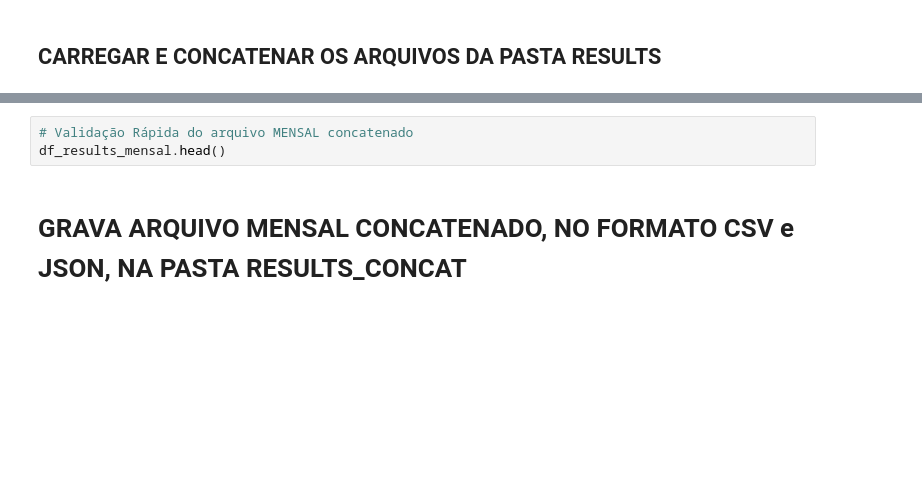
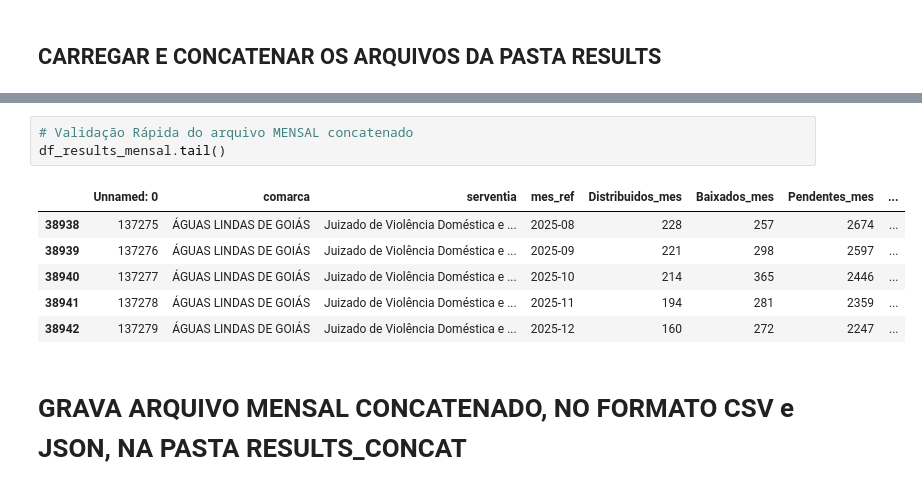
Before and after one commit to dvjuliocesar/TJGO_Projeto7_TxCongGeral, a Jupyter notebook: tx_cong_mensal.ipynb, the cells around one changed output, grey strips where cells are left out. Drawn from its saved outputs; the diff is of its cells as text; blank space fills up the shorter version.

```diff
--- a/tx_cong_mensal.ipynb
+++ b/tx_cong_mensal.ipynb
@@ -525,6 +527,13 @@ print(df_results_mensal.shape)
 # %%
 # Validação Rápida do arquivo MENSAL concatenado
-df_results_mensal.head()
+df_results_mensal.tail()
+# %% [output]
+|  | Unnamed: 0 | comarca | serventia | mes_ref | Distribuidos_mes | Baixados_mes | Pendentes_mes | ... |
+| 38938 | 137275 | ÁGUAS LINDAS DE GOIÁS | Juizado de Violência Doméstica e ... | 2025-08 | 228 | 257 | 2674 | ... |
+| 38939 | 137276 | ÁGUAS LINDAS DE GOIÁS | Juizado de Violência Doméstica e ... | 2025-09 | 221 | 298 | 2597 | ... |
+| 38940 | 137277 | ÁGUAS LINDAS DE GOIÁS | Juizado de Violência Doméstica e ... | 2025-10 | 214 | 365 | 2446 | ... |
+| 38941 | 137278 | ÁGUAS LINDAS DE GOIÁS | Juizado de Violência Doméstica e ... | 2025-11 | 194 | 281 | 2359 | ... |
+| 38942 | 137279 | ÁGUAS LINDAS DE GOIÁS | Juizado de Violência Doméstica e ... | 2025-12 | 160 | 272 | 2247 | ... |
 # %% [markdown]
 # GRAVA ARQUIVO MENSAL CONCATENADO, NO FORMATO CSV e JSON, NA PASTA RESULTS_CONCAT
 # %%
```
Also changed, not shown: parts of 10 cells of this notebook.
